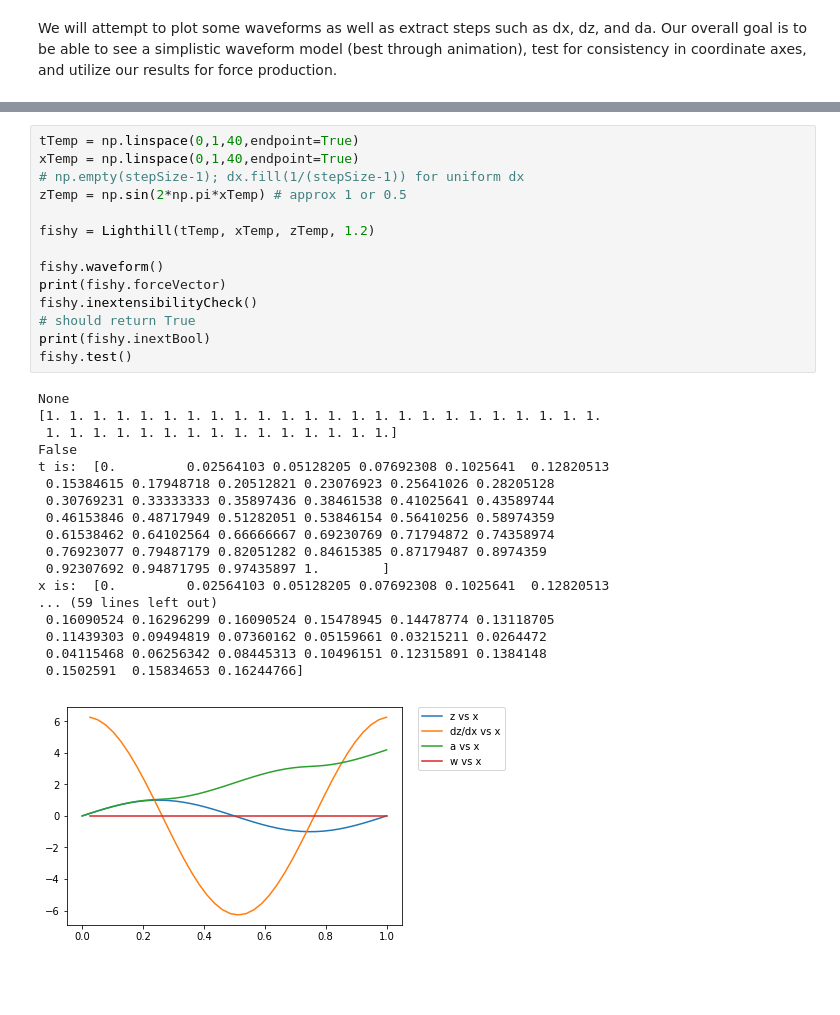
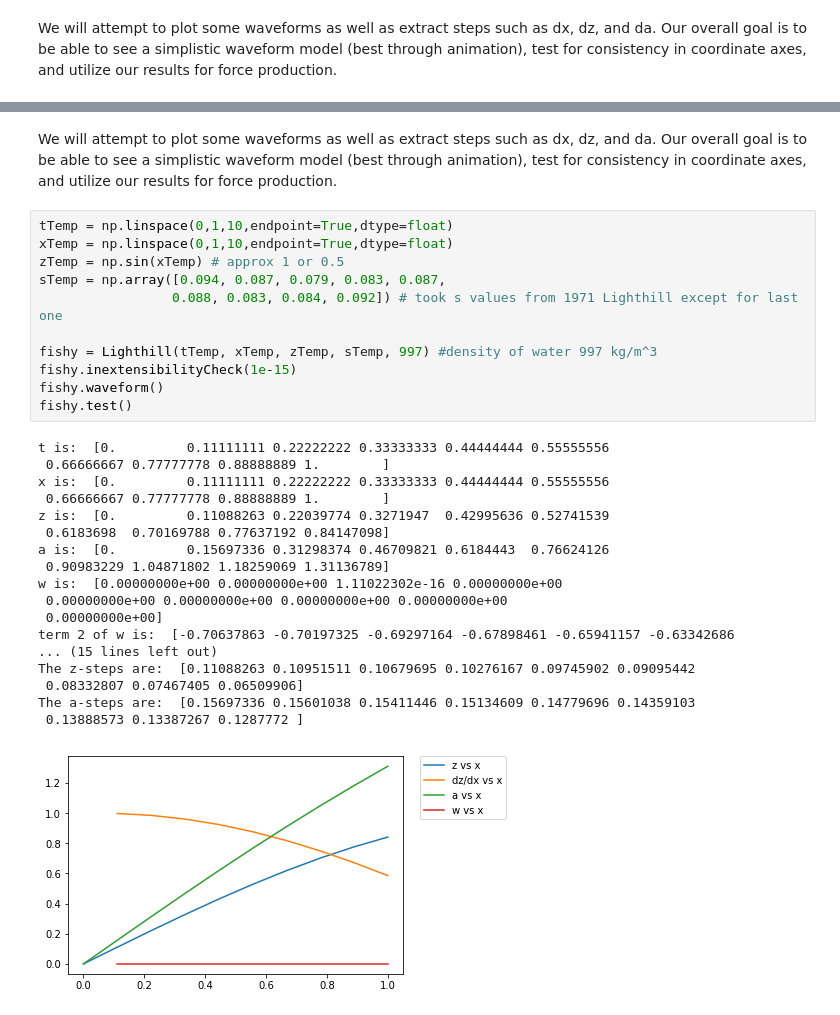
Before and after one commit to Flow-Imaging-Lab-at-Mudd/FILM-fish-model, a Jupyter notebook: lighthill-model.ipynb, the cells around one changed output, grey strips where cells are left out. Saved outputs shown, nothing was run; the diff lists cells and outputs as text; blank space fills up the shorter version.

```diff
--- a/lighthill-model.ipynb
+++ b/lighthill-model.ipynb
@@ -233,36 +242,35 @@ class Lighthill:
         print('The x-steps are: ', self.dx)
         print('The z-steps are: ', self.dz)
         print('The a-steps are: ', self.da)
-# %%
-tTemp = np.linspace(0,1,40,endpoint=True)
-xTemp = np.linspace(0,1,40,endpoint=True)
-# np.empty(stepSize-1); dx.fill(1/(stepSize-1)) for uniform dx
-zTemp = np.sin(2*np.pi*xTemp) # approx 1 or 0.5
-
-fishy = Lighthill(tTemp, xTemp, zTemp, 1.2)
-
-fishy.waveform()
-print(fishy.forceVector)
-fishy.inextensibilityCheck()
-# should return True
-print(fishy.inextBool)
-fishy.test()
-# %% [output]
-None
-[1. 1. 1. 1. 1. 1. 1. 1. 1. 1. 1. 1. 1. 1. 1. 1. 1. 1. 1. 1. 1. 1. 1. 1.
- 1. 1. 1. 1. 1. 1. 1. 1. 1. 1. 1. 1. 1. 1. 1.]
-False
-t is:  [0.         0.02564103 0.05128205 0.07692308 0.1025641  0.12820513
- 0.15384615 0.17948718 0.20512821 0.23076923 0.25641026 0.28205128
- 0.30769231 0.33333333 0.35897436 0.38461538 0.41025641 0.43589744
- 0.46153846 0.48717949 0.51282051 0.53846154 0.56410256 0.58974359
- 0.61538462 0.64102564 0.66666667 0.69230769 0.71794872 0.74358974
- 0.76923077 0.79487179 0.82051282 0.84615385 0.87179487 0.8974359
- 0.92307692 0.94871795 0.97435897 1.        ]
-x is:  [0.         0.02564103 0.05128205 0.07692308 0.1025641  0.12820513
-... (59 lines left out)
- 0.16090524 0.16296299 0.16090524 0.15478945 0.14478774 0.13118705
- 0.11439303 0.09494819 0.07360162 0.05159661 0.03215211 0.0264472
- 0.04115468 0.06256342 0.08445313 0.10496151 0.12315891 0.1384148
- 0.1502591  0.15834653 0.16244766]
-[figure, removed]
+# %% [markdown]
+We will attempt to plot some waveforms as well as extract steps such as dx, dz, and da. Our overall goal is to be able to see a simplistic waveform model (best through animation), test for consistency in coordinate axes, and utilize our results for force production.
+# %%
+tTemp = np.linspace(0,1,10,endpoint=True,dtype=float)
+xTemp = np.linspace(0,1,10,endpoint=True,dtype=float)
+zTemp = np.sin(xTemp) # approx 1 or 0.5
+sTemp = np.array([0.094, 0.087, 0.079, 0.083, 0.087,
+                 0.088, 0.083, 0.084, 0.092]) # took s values from 1971 Lighthill except for last one
+
+fishy = Lighthill(tTemp, xTemp, zTemp, sTemp, 997) #density of water 997 kg/m^3
+fishy.inextensibilityCheck(1e-15)
+fishy.waveform()
+fishy.test()
+# %% [output]
+t is:  [0.         0.11111111 0.22222222 0.33333333 0.44444444 0.55555556
+ 0.66666667 0.77777778 0.88888889 1.        ]
+x is:  [0.         0.11111111 0.22222222 0.33333333 0.44444444 0.55555556
+ 0.66666667 0.77777778 0.88888889 1.        ]
+z is:  [0.         0.11088263 0.22039774 0.3271947  0.42995636 0.52741539
+ 0.6183698  0.70169788 0.77637192 0.84147098]
+a is:  [0.         0.15697336 0.31298374 0.46709821 0.6184443  0.76624126
+ 0.90983229 1.04871802 1.18259069 1.31136789]
+w is:  [0.00000000e+00 0.00000000e+00 1.11022302e-16 0.00000000e+00
+ 0.00000000e+00 0.00000000e+00 0.00000000e+00 0.00000000e+00
+ 0.00000000e+00]
+term 2 of w is:  [-0.70637863 -0.70197325 -0.69297164 -0.67898461 -0.65941157 -0.63342686
+... (15 lines left out)
+The z-steps are:  [0.11088263 0.10951511 0.10679695 0.10276167 0.09745902 0.09095442
+ 0.08332807 0.07467405 0.06509906]
+The a-steps are:  [0.15697336 0.15601038 0.15411446 0.15134609 0.14779696 0.14359103
+ 0.13888573 0.13387267 0.1287772 ]
+[figure, added]
```
Also changed, not shown: parts of 1 cell of this notebook.
